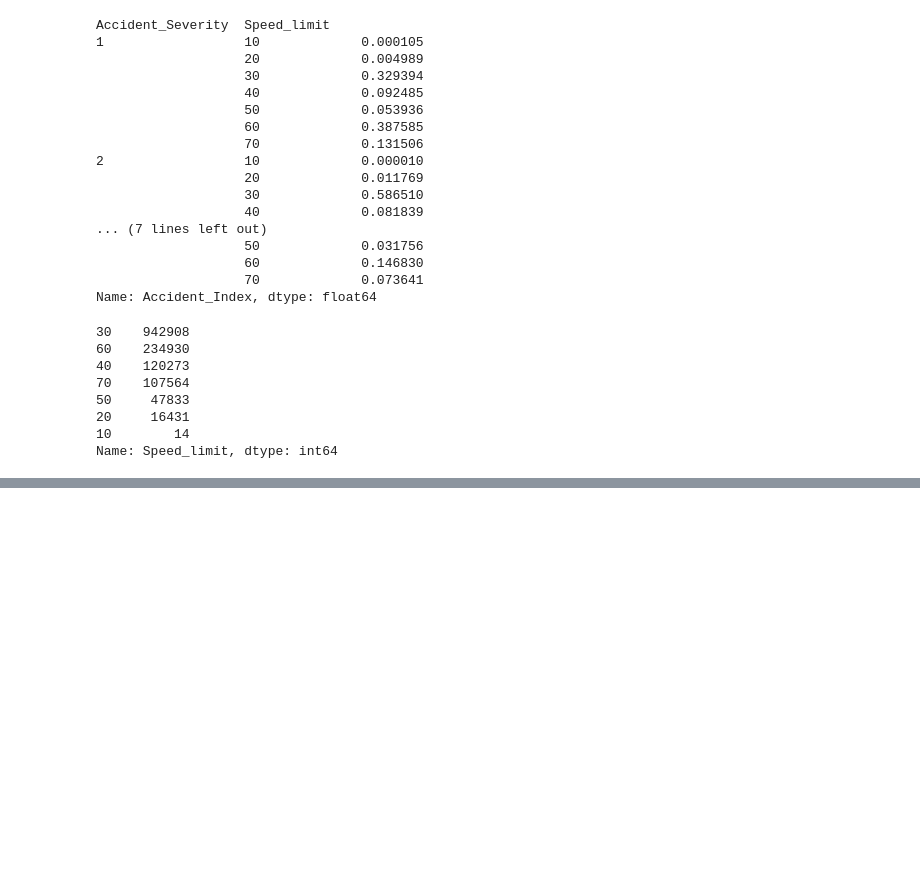
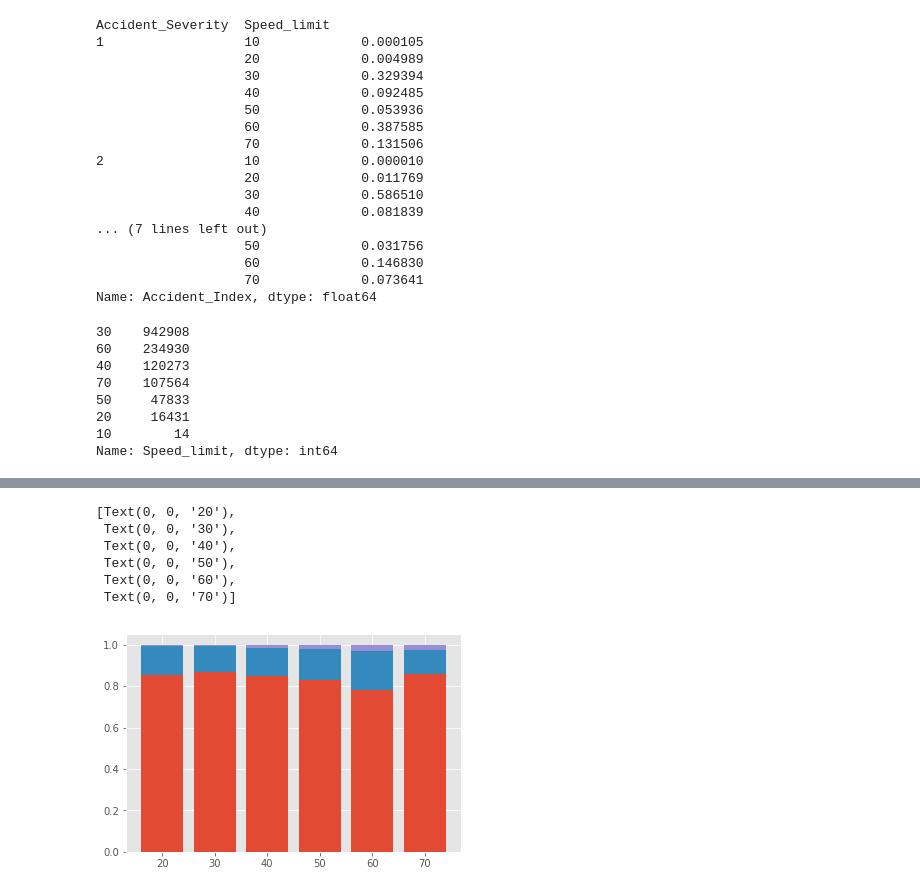
Before and after one commit to ExterminatingTheCode/ukAccidentAnalysis, a Jupyter notebook: FirstExplore.ipynb, the cells around one changed output, grey strips where cells are left out. Drawn from its saved outputs; the diff is of its cells as text; code cells hidden in the pictures; blank space fills up the shorter version.

```diff
--- a/FirstExplore.ipynb
+++ b/FirstExplore.ipynb
@@ -522,2 +554,35 @@ ax[1][2].set_title(f'Speed 70, n = {counts[70]}')
+# %%
+slimit20= df[df["Speed_limit"] == 20]
+slimit30= df[df["Speed_limit"] == 30]
+slimit40= df[df["Speed_limit"] == 40]
+slimit50= df[df["Speed_limit"] == 50]
+slimit60= df[df["Speed_limit"] == 60]
+slimit70= df[df["Speed_limit"] == 70]
+
+slimit_severities = np.vstack(((slimit20.Accident_Severity.value_counts(),
+                              slimit30.Accident_Severity.value_counts(),
+                              slimit40.Accident_Severity.value_counts(),
+                              slimit50.Accident_Severity.value_counts(),
+                              slimit60.Accident_Severity.value_counts(),
+                              slimit70.Accident_Severity.value_counts(),)))
+
+slimit_severities = slimit_severities / slimit_severities.sum(axis=1).reshape((6,-1))
+slimit_severities
+
+fig, ax = plt.subplots()
+ax.bar(range(len(slimit_severities)), slimit_severities[:,0])
+ax.bar(range(len(slimit_severities)), slimit_severities[:,1], bottom=slimit_severities[:,0])
+ax.bar(range(len(slimit_severities)), slimit_severities[:,2], bottom=slimit_severities[:,0] + slimit_severities[:,1])
+
+ax.set_xticks(np.arange(0,6))
+ax.set_xticklabels(np.arange(2,8)*10)
+# %% [output]
+[Text(0, 0, '20'),
+ Text(0, 0, '30'),
+ Text(0, 0, '40'),
+ Text(0, 0, '50'),
+ Text(0, 0, '60'),
+ Text(0, 0, '70')]
+[figure, added]
 # %%
 df.groupby(['Accident_Severity','Speed_limit']).size()
```
Also changed, not shown: parts of 18 cells of this notebook, 2 other files.
